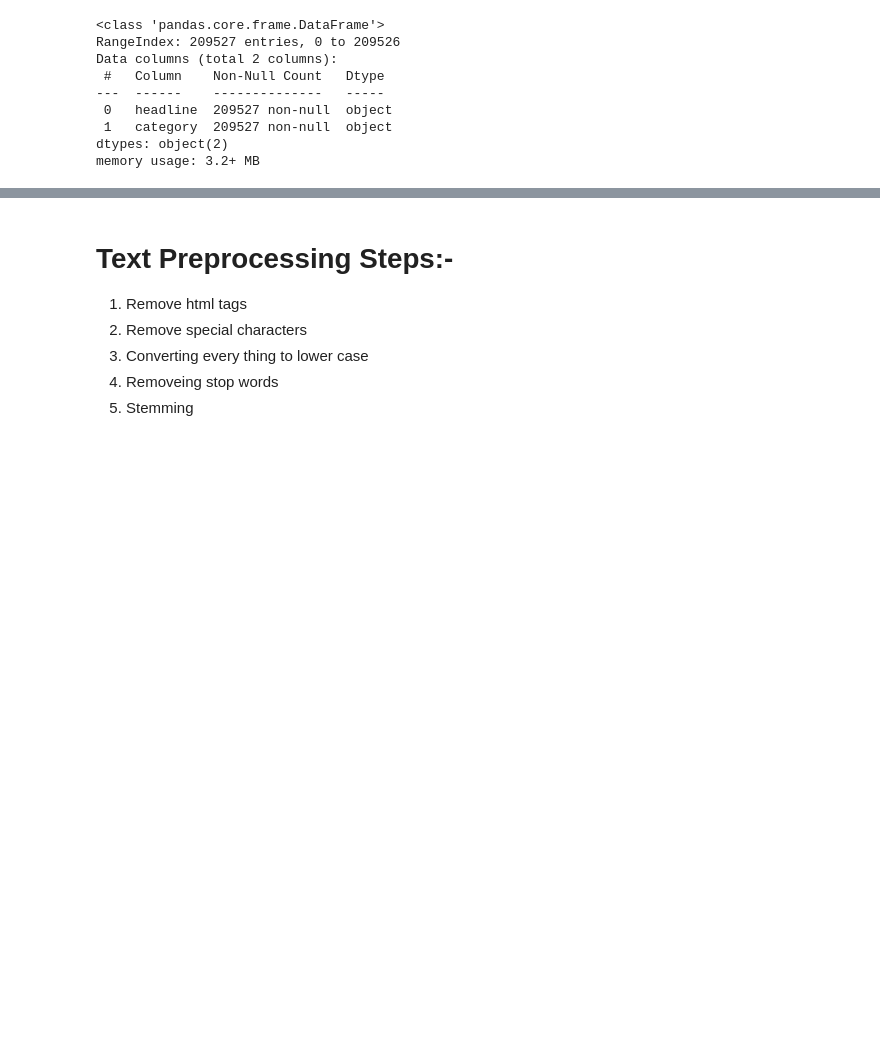
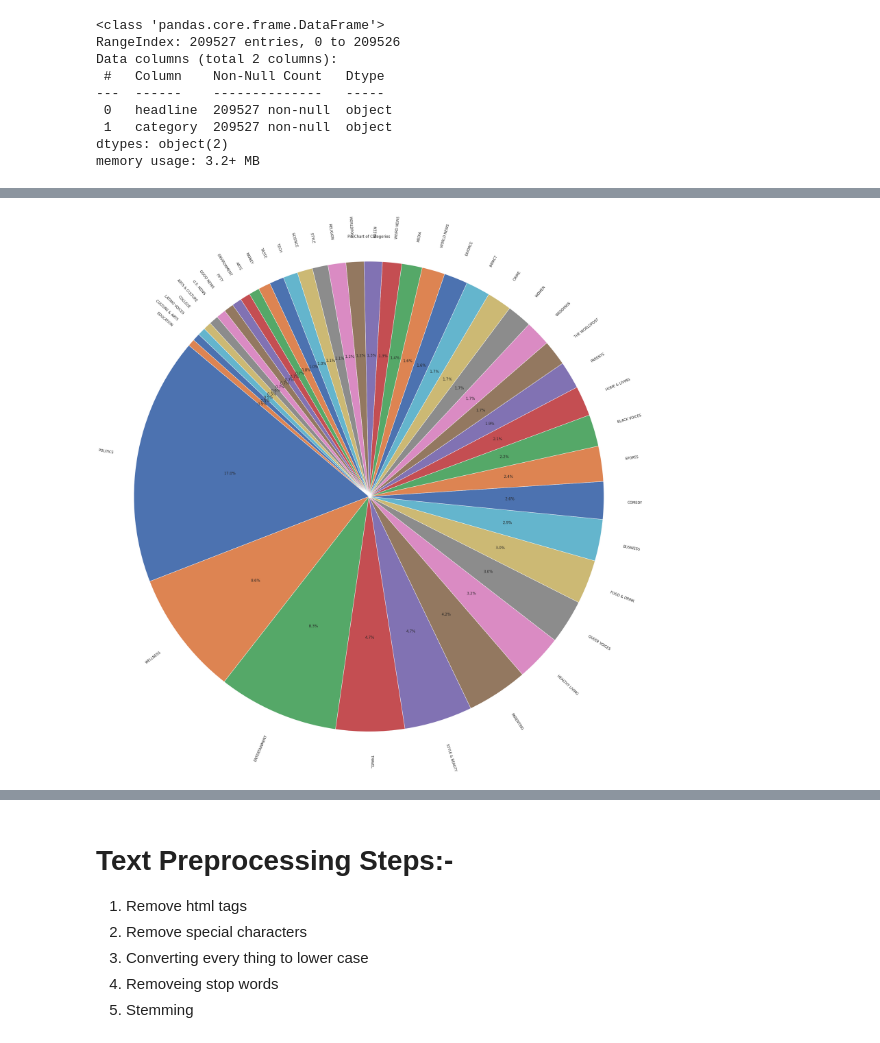
Before and after one commit to rkgupta7463/ML-projects-code, a Jupyter notebook: news_categories_analysis.ipynb, the cells around one changed output, grey strips where cells are left out. Drawn from its saved outputs; the diff is of its cells as text; code cells hidden in the pictures; blank space fills up the shorter version.

```diff
--- a/news_categories_analysis.ipynb
+++ b/news_categories_analysis.ipynb
@@ -98,0 +114,13 @@ memory usage: 3.2+ MB
+# %%
+# Create pie chart
+plt.figure(figsize=(30, 30))
+pie_data = new_df['category'].value_counts()
+
+# Rotate category labels by 90 degrees
+plt.pie(pie_data, labels=pie_data.index, autopct='%1.1f%%', startangle=140, rotatelabels=True)
+plt.axis('equal')  # Equal aspect ratio ensures that the pie is drawn as a circle.
+
+plt.title("Pie Chart of Categories")
+plt.show()
+# %% [output]
+[figure, added]
```
Also changed, not shown: parts of 2 cells of this notebook.
